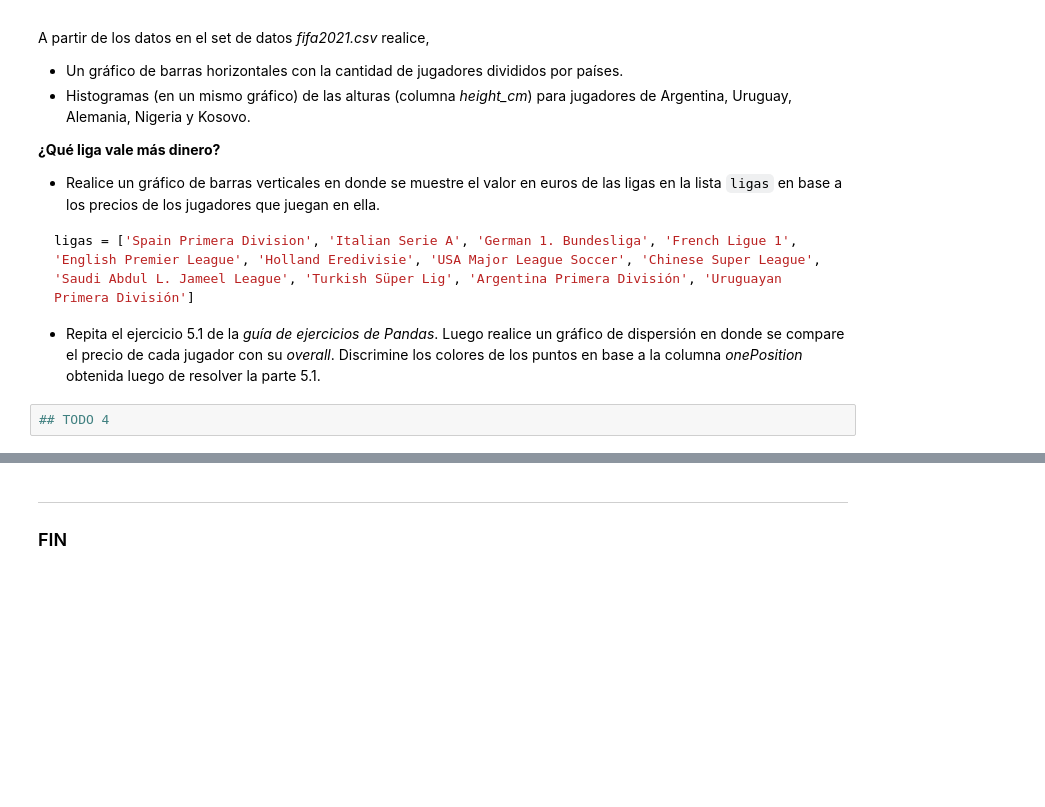
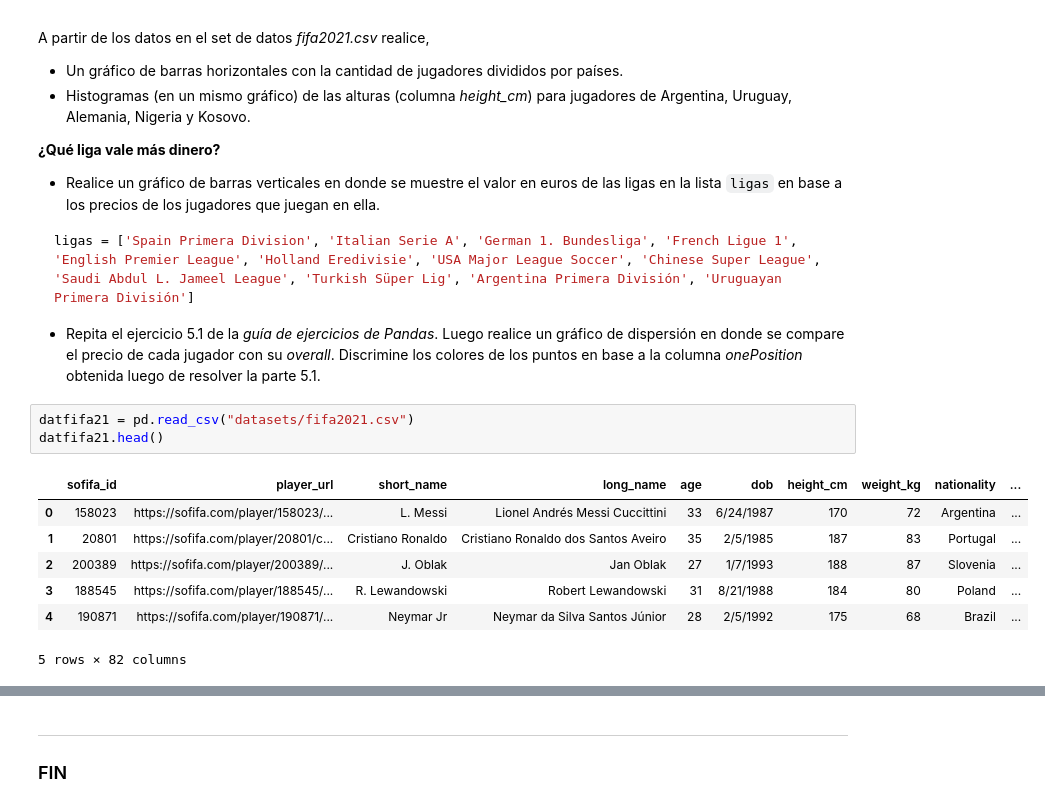
Before and after one commit to maximilianog258/PDAMaxiG, a Jupyter notebook: Ejercitación - Matplotlib/Ejercitación-Matplotlib.ipynb, the cells around one changed output, grey strips where cells are left out. Drawn from its saved outputs; the diff is of its cells as text; blank space fills up the shorter version.

````diff
--- a/Ejercitación - Matplotlib/Ejercitación-Matplotlib.ipynb
+++ b/Ejercitación - Matplotlib/Ejercitación-Matplotlib.ipynb
@@ -339,5 +350,14 @@ ligas = ['Spain Primera Division', 'Italian Serie A', 'German 1. Bundesliga', 'F
 ```
 
 - Repita el ejercicio 5.1 de la *guía de ejercicios de Pandas*. Luego realice un gráfico de dispersión en donde se compare el precio de cada jugador con su *overall*. Discrimine los colores de los puntos en base a la columna *onePosition* obtenida luego de resolver la parte 5.1.
-# %%
-## TODO 4
+# %%
+datfifa21 = pd.read_csv("datasets/fifa2021.csv")
+datfifa21.head()
+# %% [output]
+|  | sofifa_id | player_url | short_name | long_name | age | dob | height_cm | weight_kg | nationality | ... |
+| 0 | 158023 | https://sofifa.com/player/158023/... | L. Messi | Lionel Andrés Messi Cuccittini | 33 | 6/24/1987 | 170 | 72 | Argentina | ... |
+| 1 | 20801 | https://sofifa.com/player/20801/c... | Cristiano Ronaldo | Cristiano Ronaldo dos Santos Aveiro | 35 | 2/5/1985 | 187 | 83 | Portugal | ... |
+| 2 | 200389 | https://sofifa.com/player/200389/... | J. Oblak | Jan Oblak | 27 | 1/7/1993 | 188 | 87 | Slovenia | ... |
+| 3 | 188545 | https://sofifa.com/player/188545/... | R. Lewandowski | Robert Lewandowski | 31 | 8/21/1988 | 184 | 80 | Poland | ... |
+| 4 | 190871 | https://sofifa.com/player/190871/... | Neymar Jr | Neymar da Silva Santos Júnior | 28 | 2/5/1992 | 175 | 68 | Brazil | ... |
+5 rows × 82 columns
````
Also changed, not shown: parts of 9 cells of this notebook, 1 other file.
